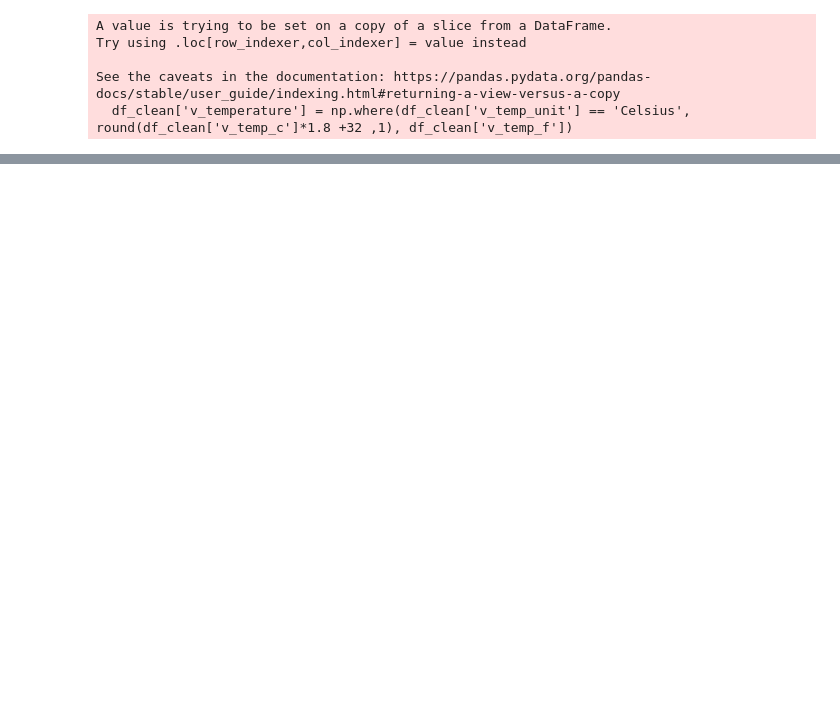
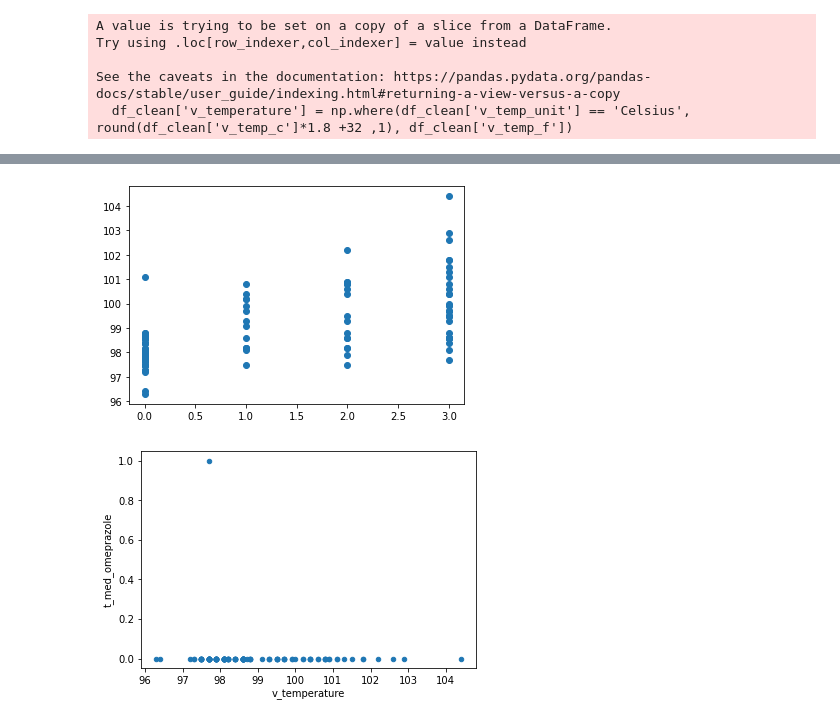
Before and after one commit to rmadhira86/w251-finalproject, a Jupyter notebook: src/visualization/eda.ipynb, the cells around one changed output, grey strips where cells are left out. Saved outputs shown, nothing was run; the diff lists cells and outputs as text; code cells hidden in the pictures; blank space fills up the shorter version.

```diff
--- a/src/visualization/eda.ipynb
+++ b/src/visualization/eda.ipynb
@@ -253,0 +407,11 @@ Freq        0.859     0.126    0.007     0.007
+# %%
+#plot the scatter plot of s_odynophagia and v_temperature variable in data
+plt.scatter(df_final.s_odynophagia,df_final.v_temperature)
+plt.show()
+
+#plot the scatter plot of v_temperature and t_med_omeprazole variable in data
+df_final.plot.scatter(x="v_temperature",y="t_med_omeprazole")
+plt.show()
+# %% [output]
+[figure, added]
+[figure, added]
```
Also changed, not shown: parts of 43 cells of this notebook.
